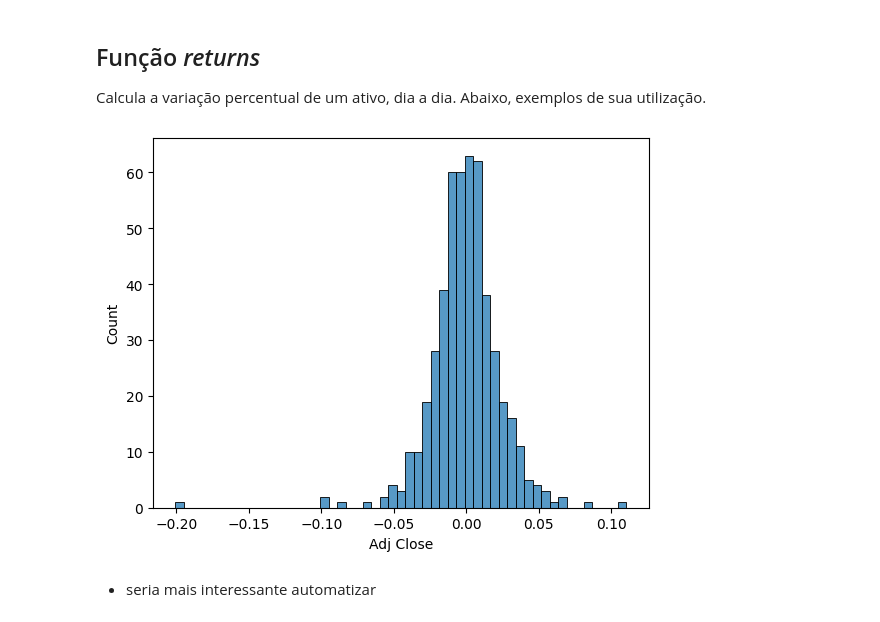
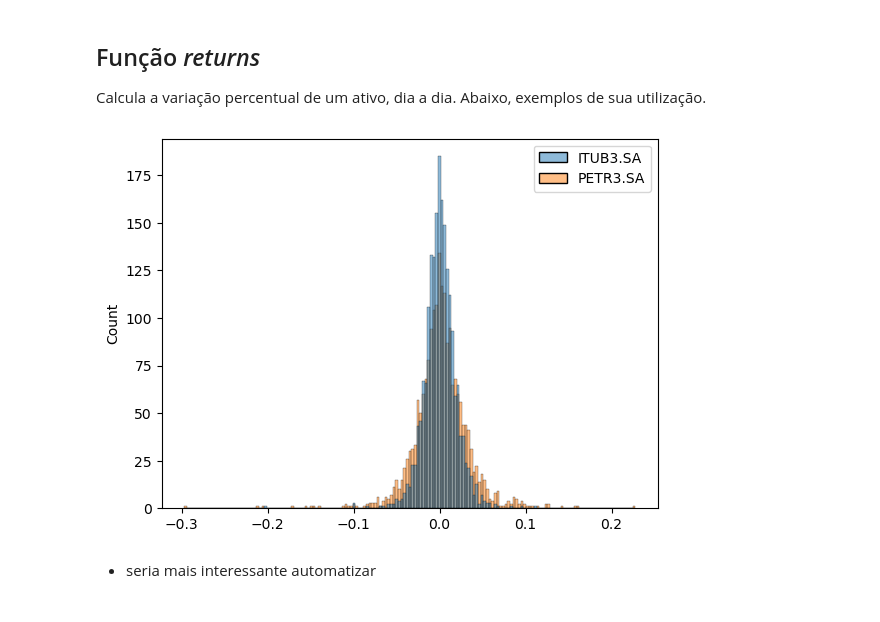
Before and after one commit to turing-usp/turingquant-exemplos, a Jupyter notebook: metrics_retorno.ipynb, the cells around one changed output. Saved outputs shown, nothing was run; the diff lists cells and outputs as text; code cells hidden in the pictures.

Commit message:
melhoramos a documentacao do notebook de retornos: comparacao de dois ativos e histograma de retornos mensais

```diff
--- a/metrics_retorno.ipynb
+++ b/metrics_retorno.ipynb
@@ -22,6 +24,7 @@ Para cada uma das funções:
 2. Testar função com dados da Yahoo Finance
 3. Explicar resultados e fórmulas utilizadas
 # %%
-df = yf.download(["ITUB3.SA","PETR3.SA"], start='2020-01-01')
+df = yf.download(["ITUB3.SA","PETR3.SA"], start='2015-01-01', end='2023-01-01')
+df2 = yf.download(["ITUB3.SA"], start='2015-01-01', end='2023-01-01')
 # %% [output]
 [*********************100%***********************]  2 of 2 completed
@@ -49,12 +46,10 @@ df
 Calcula a variação percentual de um ativo, dia a dia. Abaixo, exemplos de sua utilização.
 # %%
 # get just the adjusted close price of days 01/01/2020 and 01/01/2022
-# df['Adj Close'].loc['2020-01-01':'2022-01-01']
-# get just the initial and final price
-data = returns(df['Adj Close'].loc['2020-01-01':'2022-01-01'])
+data = returns(df['Adj Close'].loc['2015-01-01':'2023-01-01'])
 sns.histplot(data);
 # %% [output]
-[figure, old version]
+[figure, new version]
 # %% [markdown]
 - seria mais interessante automatizar
 # %% [markdown]
```
Also changed, not shown: parts of 16 cells of this notebook.
